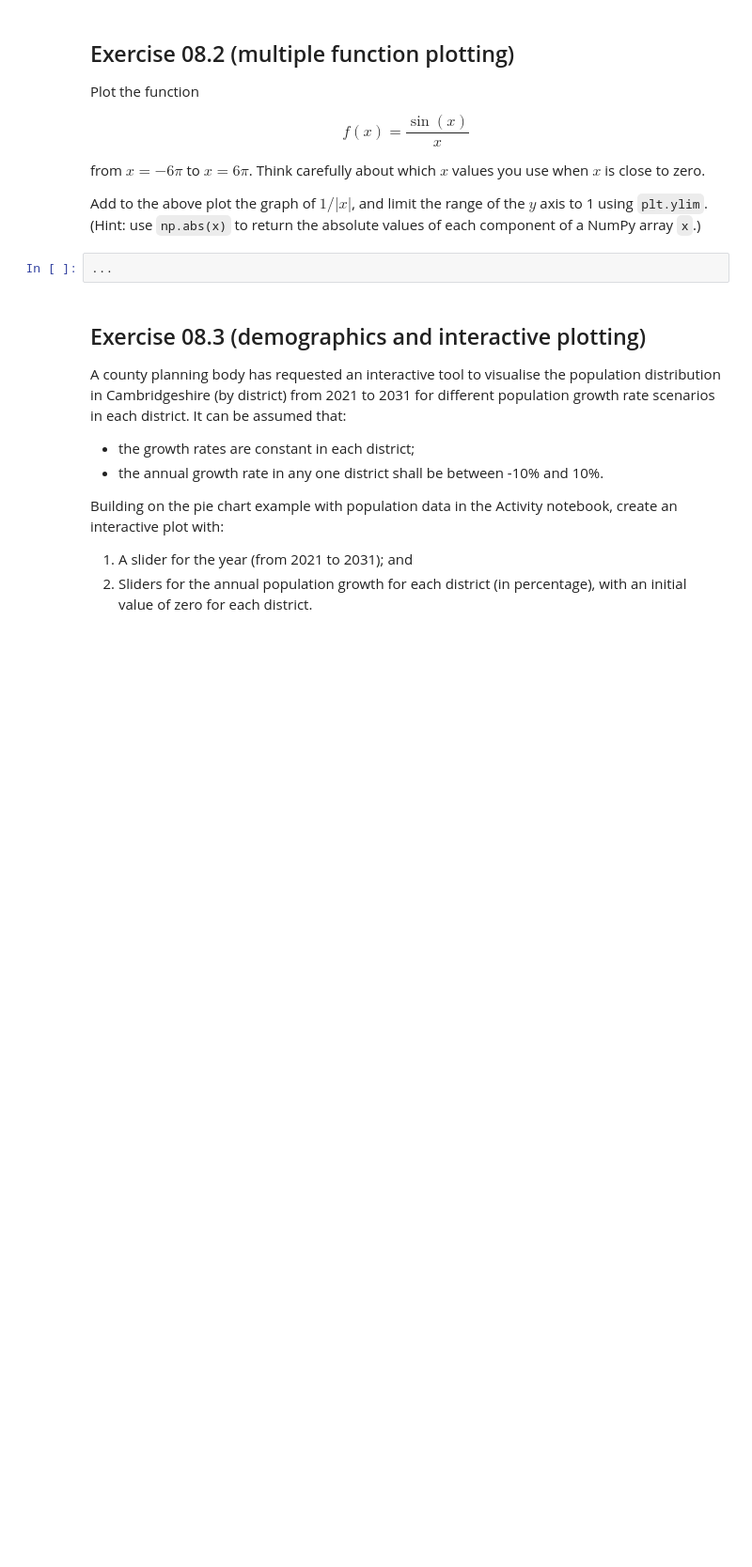
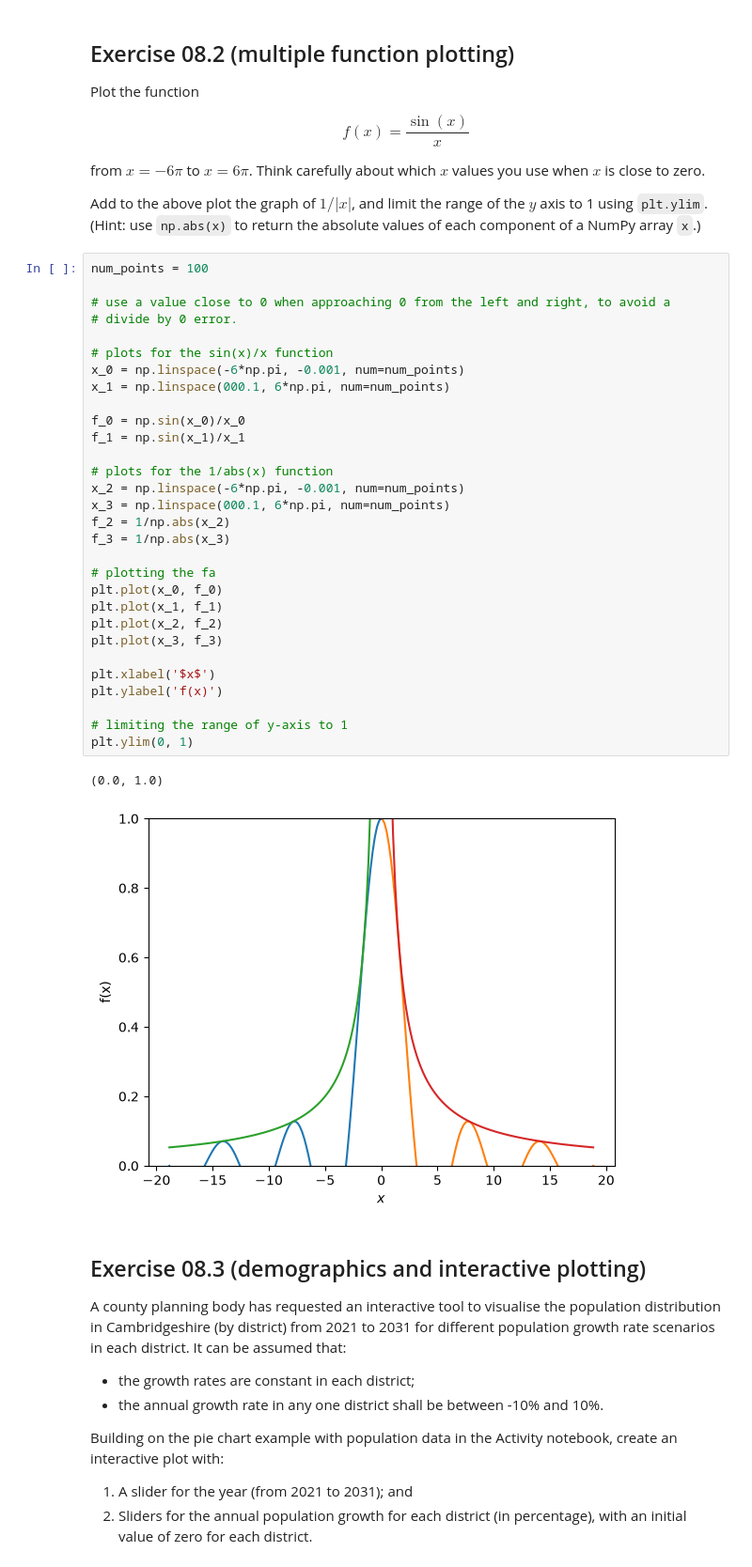
Before and after one commit to sc2664/PartIA-Computing-Michaelmas, a Jupyter notebook: Exercises/08 Exercises.ipynb, the cells around one changed output. Shown at 94% size. Cells and saved outputs as stored; diff of their text form; blank space fills up the shorter version.

```diff
--- a/Exercises/08 Exercises.ipynb
+++ b/Exercises/08 Exercises.ipynb
@@ -74,8 +74,39 @@ $x$ is close to zero.
 Add to the above plot the graph of $1/ \left| x \right|$, and limit the range of the $y$ axis to 1 using
 `plt.ylim`. (Hint: use `np.abs(x)` to return the absolute values of each
 component of a NumPy array `x`.)
-# %%
-...
+# %%
+num_points = 100
+
+# use a value close to 0 when approaching 0 from the left and right, to avoid a
+# divide by 0 error.
+
+# plots for the sin(x)/x function
+x_0 = np.linspace(-6*np.pi, -0.001, num=num_points)
+x_1 = np.linspace(000.1, 6*np.pi, num=num_points)
+
+f_0 = np.sin(x_0)/x_0
+f_1 = np.sin(x_1)/x_1
+
+# plots for the 1/abs(x) function
+x_2 = np.linspace(-6*np.pi, -0.001, num=num_points)
+x_3 = np.linspace(000.1, 6*np.pi, num=num_points)
+f_2 = 1/np.abs(x_2)
+f_3 = 1/np.abs(x_3)
+
+# plotting the fa
+plt.plot(x_0, f_0)
+plt.plot(x_1, f_1)
+plt.plot(x_2, f_2)
+plt.plot(x_3, f_3)
+
+plt.xlabel('$x$')
+plt.ylabel('f(x)')
+
+# limiting the range of y-axis to 1
+plt.ylim(0, 1)
+# %% [output]
+(0.0, 1.0)
+[figure, added]
 # %% [markdown]
 ## Exercise 08.3 (demographics and interactive plotting)
 
```
Also changed, not shown: parts of 1 cell of this notebook.
